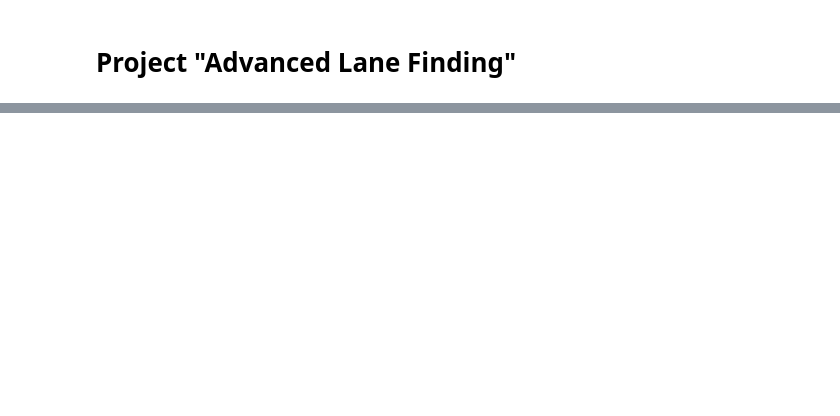
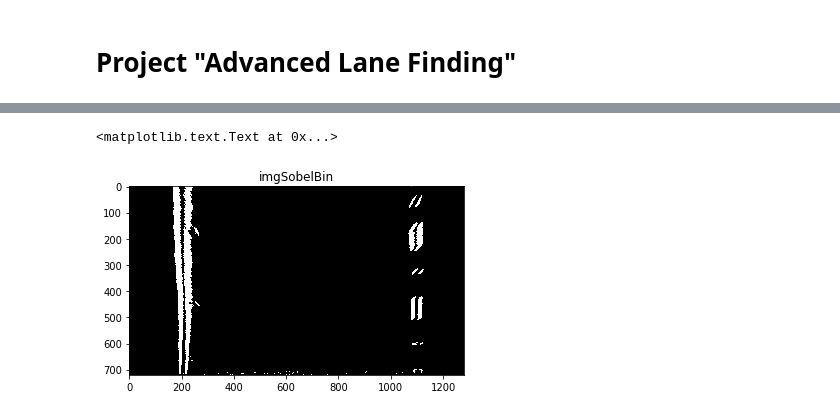
Before and after one commit to hkube/CarND-Advanced-Lane-Lines, a Jupyter notebook: Advanced_Lane_Finding.ipynb, the cells around one changed output, grey strips where cells are left out. Cells and saved outputs as stored; diff of their text form; code cells hidden in the pictures; blank space fills up the shorter version.

```diff
--- a/Advanced_Lane_Finding.ipynb
+++ b/Advanced_Lane_Finding.ipynb
@@ -169,18 +123,19 @@ plt.imshow(imgBright, cmap="gray", vmin=0, vmax=255)
 # %%
-# Apply Sobel operator to saturation plane of bird eyes view
+# Apply Sobel operator
 
-magThresh = (10, 250)
-imgSat = imgBright
-#imgSat = imgWarped[:,:,0]
-#imgSat = imgHlsW[:,:,1]
-#imgSat = imgLS
+magThresh = (10, 255)
 
-imgSobelAbs = np.abs(cv2.Sobel(imgSat, cv2.CV_64F, 1, 0))
+imgSobelAbs = np.abs(cv2.Sobel(imgRed, cv2.CV_64F, 1, 0))
 imgSobelScale = np.uint8(255.0*imgSobelAbs/imgSobelAbs.max())
-imgSobelBin = np.zeros_like(imgSat) # Remove this line
+imgSobelBin = np.zeros_like(imgRed) # Remove this line
 imgSobelBin[(magThresh[0] < imgSobelScale) & (imgSobelScale < magThresh[1])] = 1
 
+# Save the Sobel binary image
+mpimg.imsave("./docu_images/sobelbin_"+os.path.basename(IMAGE_FILE), np.dstack((imgSobelBin, imgSobelBin, imgSobelBin))*255)
 
 plt.imshow(imgSobelBin, cmap='gray')
 plt.title("imgSobelBin")
+# %% [output]
+<matplotlib.text.Text at 0x...>
+[figure, added]
 # %%
```
Also changed, not shown: parts of 13 cells of this notebook, 13 other files.
